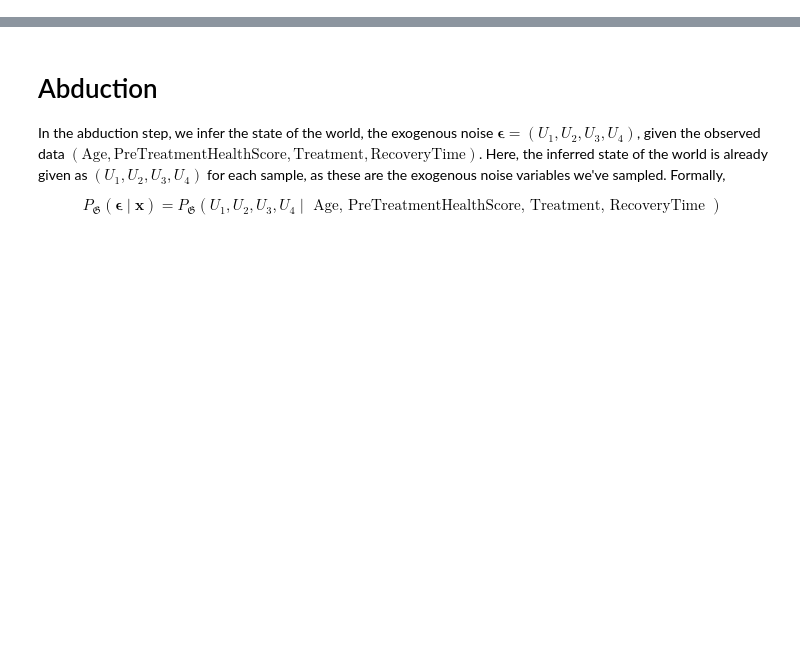
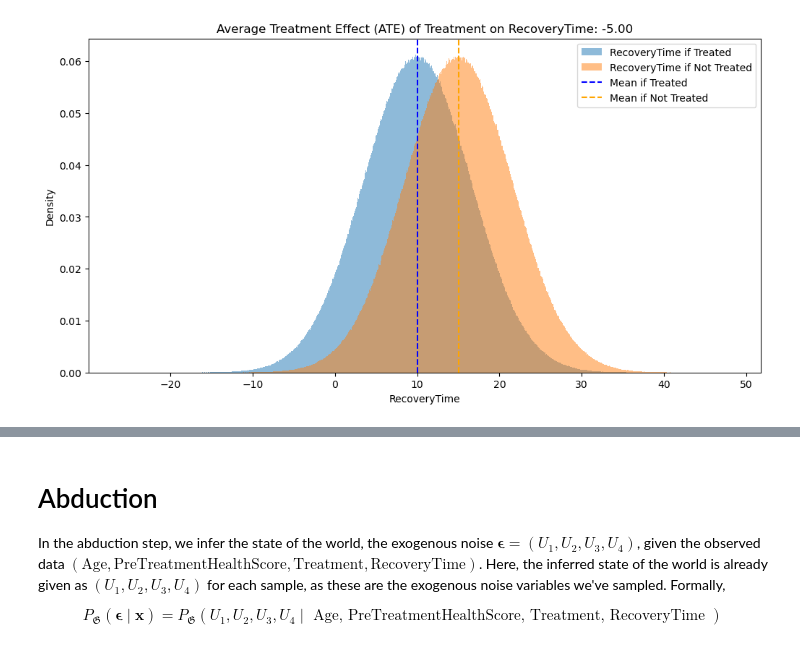
Before and after one commit to syyunn/awesome-causal-inference, a Jupyter notebook: abduction/main.ipynb, the cells around one changed output, grey strips where cells are left out. Drawn from its saved outputs; the diff is of its cells as text; code cells hidden in the pictures; blank space fills up the shorter version.

```diff
--- a/abduction/main.ipynb
+++ b/abduction/main.ipynb
@@ -64,0 +103,24 @@ plt.show()
+# %%
+
+# Calculate the average outcome if everyone received the treatment
+RecoveryTime_if_treated = f4(PreTreatmentHealthScore, np.ones(n_samples, dtype=bool), U4)
+
+# Calculate the average outcome if no one received the treatment
+RecoveryTime_if_not_treated = f4(PreTreatmentHealthScore, np.zeros(n_samples, dtype=bool), U4)
+
+# Now calculate the Average Treatment Effect (ATE)
+ATE = np.mean(RecoveryTime_if_treated) - np.mean(RecoveryTime_if_not_treated)
+
+# Plot the distributions
+plt.figure(figsize=(12, 6))
+plt.hist(RecoveryTime_if_treated, bins=1000, alpha=0.5, label="RecoveryTime if Treated", density=True)
+plt.hist(RecoveryTime_if_not_treated, bins=1000, alpha=0.5, label="RecoveryTime if Not Treated", density=True)
+plt.axvline(np.mean(RecoveryTime_if_treated), color='blue', linestyle='dashed', label='Mean if Treated')
+plt.axvline(np.mean(RecoveryTime_if_not_treated), color='orange', linestyle='dashed', label='Mean if Not Treated')
+plt.xlabel("RecoveryTime")
+plt.ylabel("Density")
+plt.title(f"Average Treatment Effect (ATE) of Treatment on RecoveryTime: {ATE:.2f}")
+plt.legend()
+plt.show()
+# %% [output]
+[figure, added]
```
Also changed, not shown: parts of 4 cells of this notebook.
